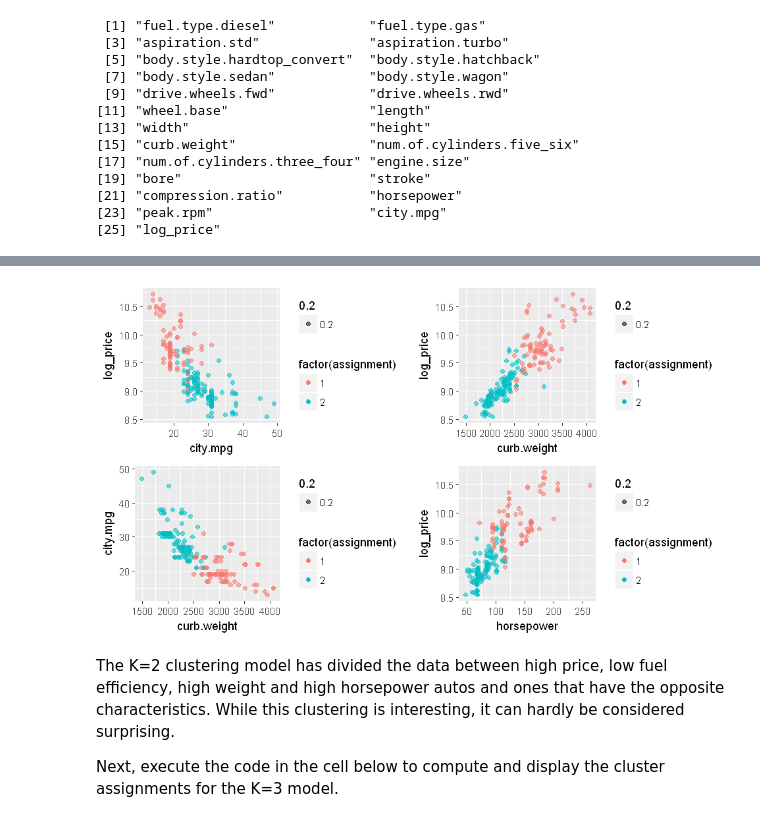
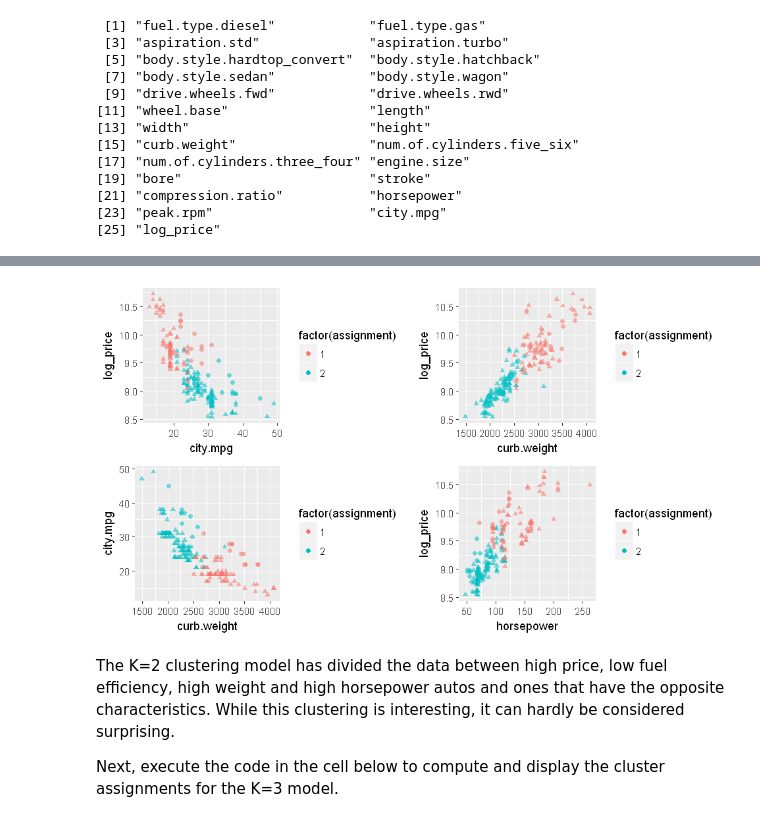
Before and after one commit to vijayraavi/Principles-of-Machine-Learning-R, a Jupyter notebook: Module7/ApplicationOfClustering.ipynb, the cells around one changed output, grey strips where cells are left out. Drawn from its saved outputs; the diff is of its cells as text; code cells hidden in the pictures.

```diff
--- a/Module7/ApplicationOfClustering.ipynb
+++ b/Module7/ApplicationOfClustering.ipynb
@@ -154,20 +144,24 @@ Execute this code to display the cluster assignments for the K=2 model.
 # %%
 plot_auto_cluster = function(auto_dummies){
     options(repr.plot.width=8, repr.plot.height=4.5)
     grid.arrange(ggplot(auto_dummies, aes_string('city.mpg','log_price')) +
-                    geom_point(aes(color = factor(assignment), alpha = 0.2)),
+                    geom_point(aes(color = factor(assignment), shape = factor(fuel.type), alpha = 0.2)) +
+                    scale_shape(guide = FALSE) + scale_alpha(guide = FALSE),
                  ggplot(auto_dummies, aes_string('curb.weight','log_price')) +
-                    geom_point(aes(color = factor(assignment), alpha = 0.2)),
+                    geom_point(aes(color = factor(assignment), shape = factor(fuel.type), alpha = 0.2)) +
+                    scale_shape(guide = FALSE) + scale_alpha(guide = FALSE),
                  ggplot(auto_dummies, aes_string('curb.weight','city.mpg')) +
-                    geom_point(aes(color = factor(assignment), alpha = 0.2)),
+                    geom_point(aes(color = factor(assignment), shape = factor(fuel.type), alpha = 0.2)) +
+                    scale_shape(guide = FALSE) + scale_alpha(guide = FALSE),
                  ggplot(auto_dummies, aes_string('horsepower','log_price')) +
-                    geom_point(aes(color = factor(assignment), alpha = 0.2)),
+                    geom_point(aes(color = factor(assignment), shape = factor(fuel.type), alpha = 0.2)) +
+                    scale_shape(guide = FALSE) + scale_alpha(guide = FALSE),
                  ncol = 2)
 }
 
 plot_auto_cluster(auto_prices)
 # %% [output]
-[figure, old version]
+[figure, new version]
 # %% [markdown]
 The K=2 clustering model has divided the data between high price, low fuel efficiency, high weight and high horsepower autos and ones that have the opposite characteristics. While this clustering is interesting, it can hardly be considered surprising.
 
```
Also changed, not shown: parts of 32 cells of this notebook.
